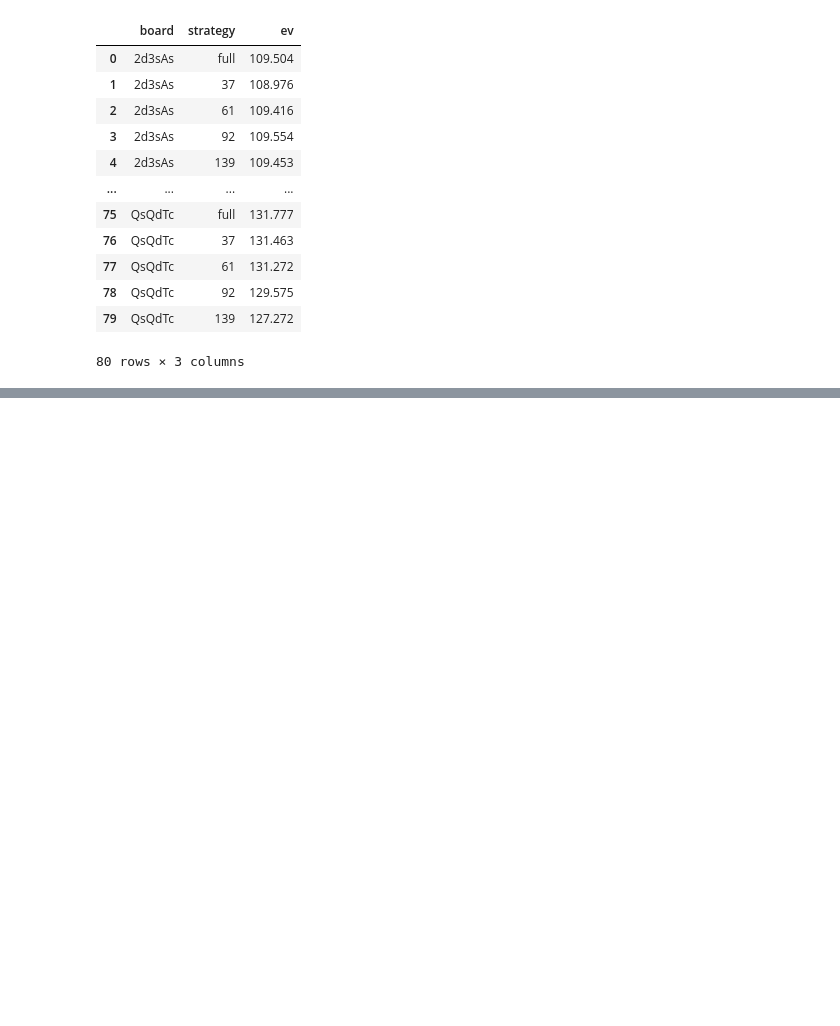
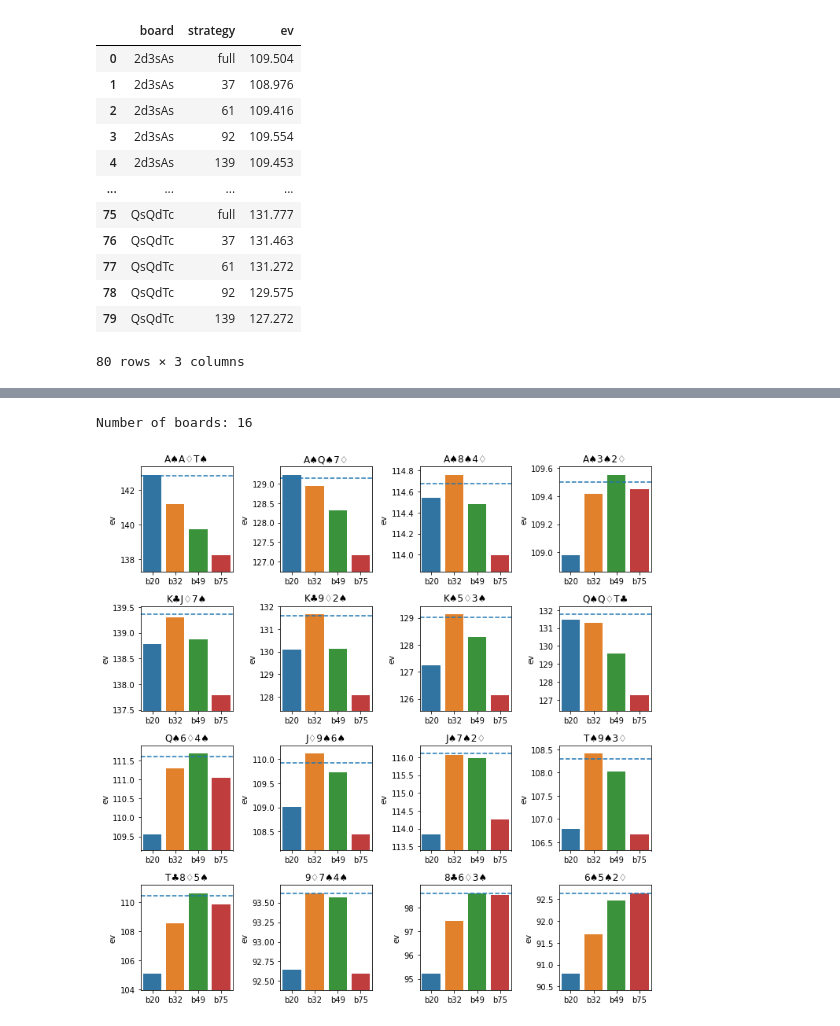
Before and after one commit to cwolffff/autosim, a Jupyter notebook: notebooks/analysis.ipynb, the cells around one changed output, grey strips where cells are left out. Cells and saved outputs as stored; diff of their text form; code cells hidden in the pictures; blank space fills up the shorter version.

```diff
--- a/notebooks/analysis.ipynb
+++ b/notebooks/analysis.ipynb
@@ -73,0 +127,5 @@ plt.show()
+# %%
+full_strat_data = data[data["strategy"] == "full"][["board", "ev"]]
+full_strat_evs = {board: ev for board, ev in full_strat_data.values.tolist()}
+for board, ev in full_strat_evs.items():
+    print(f"{board}: {ev:.2f}")
@@ -73,0 +149,5 @@ plt.show()
+# %%
+data = data[data["strategy"] != "full"]
+data["ev_upper"] = data.apply(lambda row: full_strat_evs[row.board], axis=1)
+
+data["ev_diff"] = data["ev"] - data["ev_upper"]
@@ -73,0 +170,38 @@ plt.show()
+# %%
+boards = data["board"].unique().tolist()
+print(f"Number of boards: {len(boards)}")
+# %% [output]
+Number of boards: 16
+# %%
+def get_ybounds(evs, full_ev, alpha=0.2):
+    min_ev = min(evs)
+    max_ev = max(max(evs), full_ev)
+    gap = max_ev - min_ev
+    ylow = min_ev - alpha * gap
+    yhigh = max_ev + alpha * gap / 2
+    return ylow, yhigh
+
+
+def plot_strategies(data, board, spot):
+    full_ev = full_strat_evs[board]
+    board_data = data[data["board"] == board]
+    ylow, yhigh = get_ybounds(board_data["ev"], full_ev)
+    sns.barplot(x="strategy", y="ev", data=board_data)
+    plt.axhline(y=full_ev, linestyle="--")
+    plt.title(pretty_board(board))
+    plt.xlabel("")
+    plt.ylim([ylow, yhigh])
+# %%
+sorted_boards = sorted(boards, key=rank, reverse=True)
+
+ncols = int(math.sqrt(len(boards)))
+nrows = math.ceil(len(boards) / ncols)
+
+plt.figure(figsize=(10, 10))
+for i, board in enumerate(sorted_boards):
+    plt.subplot(nrows, ncols, i + 1)
+    plot_strategies(data, board, SPOT)
+plt.tight_layout()
+plt.show()
+# %% [output]
+[figure, added]
```
Also changed, not shown: parts of 20 cells of this notebook.
